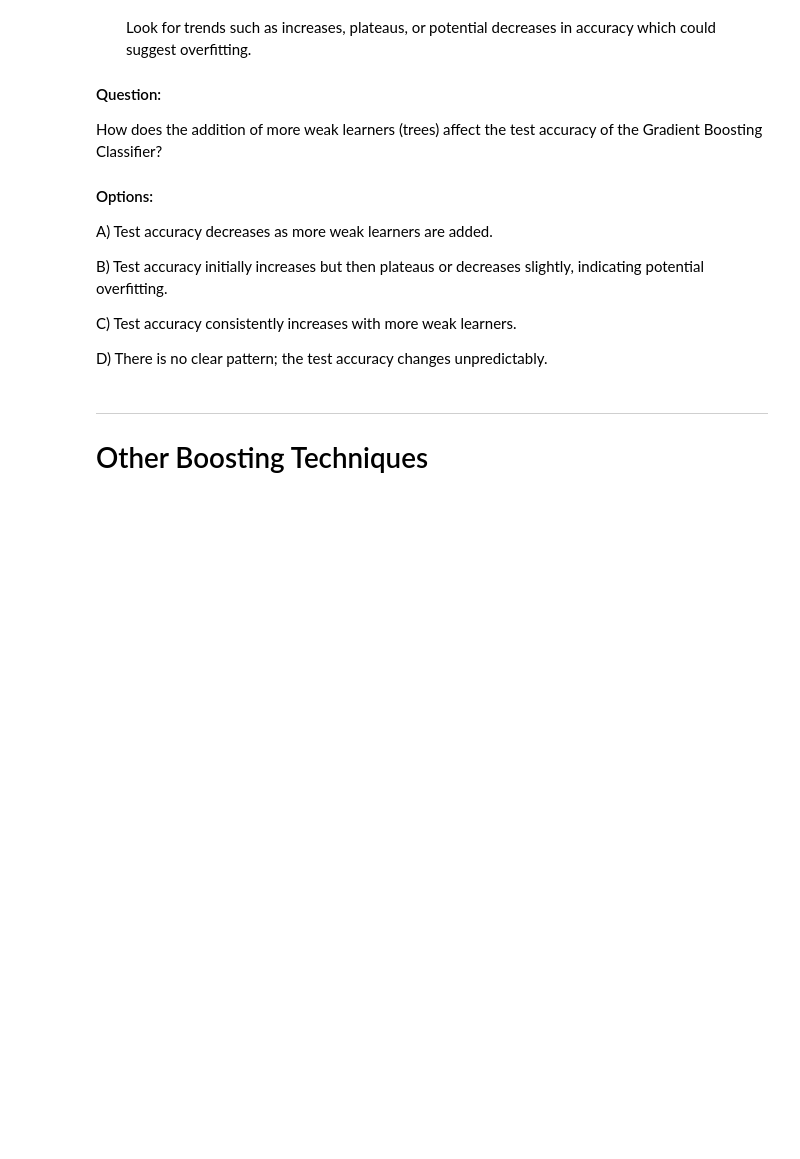
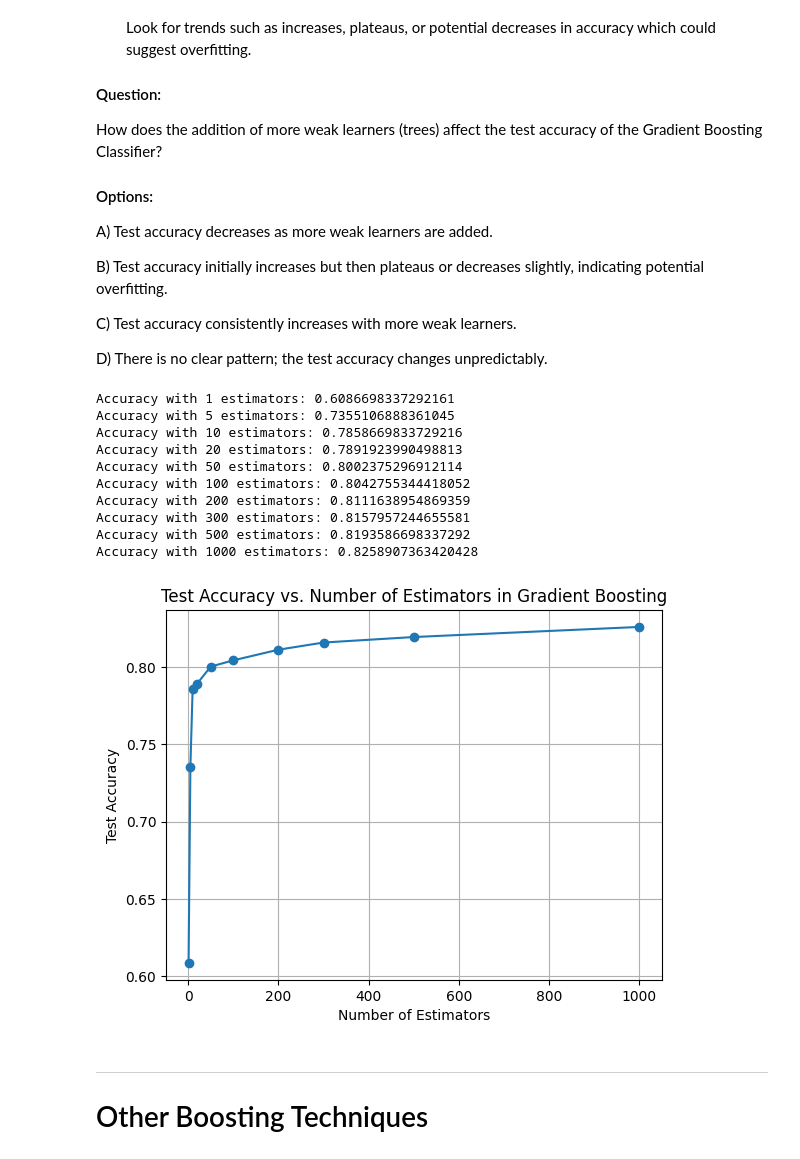
Before and after one commit to srj1407/Data_Science_and_ML, a Jupyter notebook: Case_Study_boosting.ipynb, the cells around one changed output. Saved outputs shown, nothing was run; the diff lists cells and outputs as text; code cells hidden in the pictures; blank space fills up the shorter version.

```diff
--- a/Case_Study_boosting.ipynb
+++ b/Case_Study_boosting.ipynb
@@ -1185,24 +1185,36 @@ D) There is no clear pattern; the test accuracy changes unpredictably.
 # %%
 # Initialize the number of estimators
 n_estimators_list = [1, 5, 10, 20, 50, 100, 200, 300, 500, 1000]
 test_accuracies = []
 
 # TODO: Train and evaluate the model with different numbers of weak learners
-for n_estimators in _____:
-    clf = GradientBoostingClassifier(_____=n_estimators, random_state=10)
-    clf.fit(_____, y_train)
-    predictions = clf.____(X_test)
-    accuracy = accuracy_score(_____, predictions)
+for n_estimators in n_estimators_list:
+    clf = GradientBoostingClassifier(n_estimators=n_estimators, random_state=10)
+    clf.fit(X_train, y_train)
+    predictions = clf.predict(X_test)
+    accuracy = accuracy_score(y_test, predictions)
     test_accuracies.append(accuracy)
     print(f"Accuracy with {n_estimators} estimators: {accuracy}")
 
 # Plotting the test accuracies
 plt.plot(n_estimators_list, test_accuracies, marker='o')
 plt.xlabel('Number of Estimators')
 plt.ylabel('Test Accuracy')
 plt.title('Test Accuracy vs. Number of Estimators in Gradient Boosting')
 plt.grid(True)
 plt.show()
+# %% [output]
+Accuracy with 1 estimators: 0.6086698337292161
+Accuracy with 5 estimators: 0.7355106888361045
+Accuracy with 10 estimators: 0.7858669833729216
+Accuracy with 20 estimators: 0.7891923990498813
+Accuracy with 50 estimators: 0.8002375296912114
+Accuracy with 100 estimators: 0.8042755344418052
+Accuracy with 200 estimators: 0.8111638954869359
+Accuracy with 300 estimators: 0.8157957244655581
+Accuracy with 500 estimators: 0.8193586698337292
+Accuracy with 1000 estimators: 0.8258907363420428
+[figure, added]
 # %% [markdown]
 
 
```
Also changed, not shown: parts of 6 cells of this notebook.
